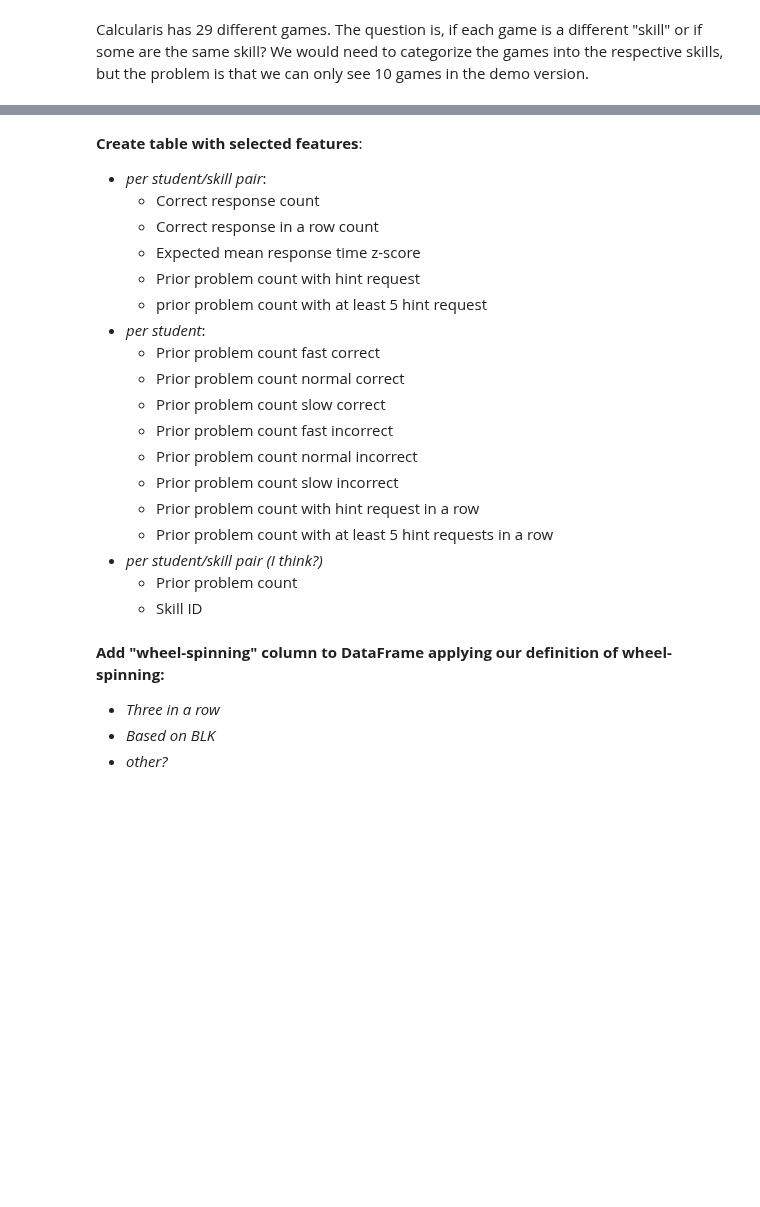
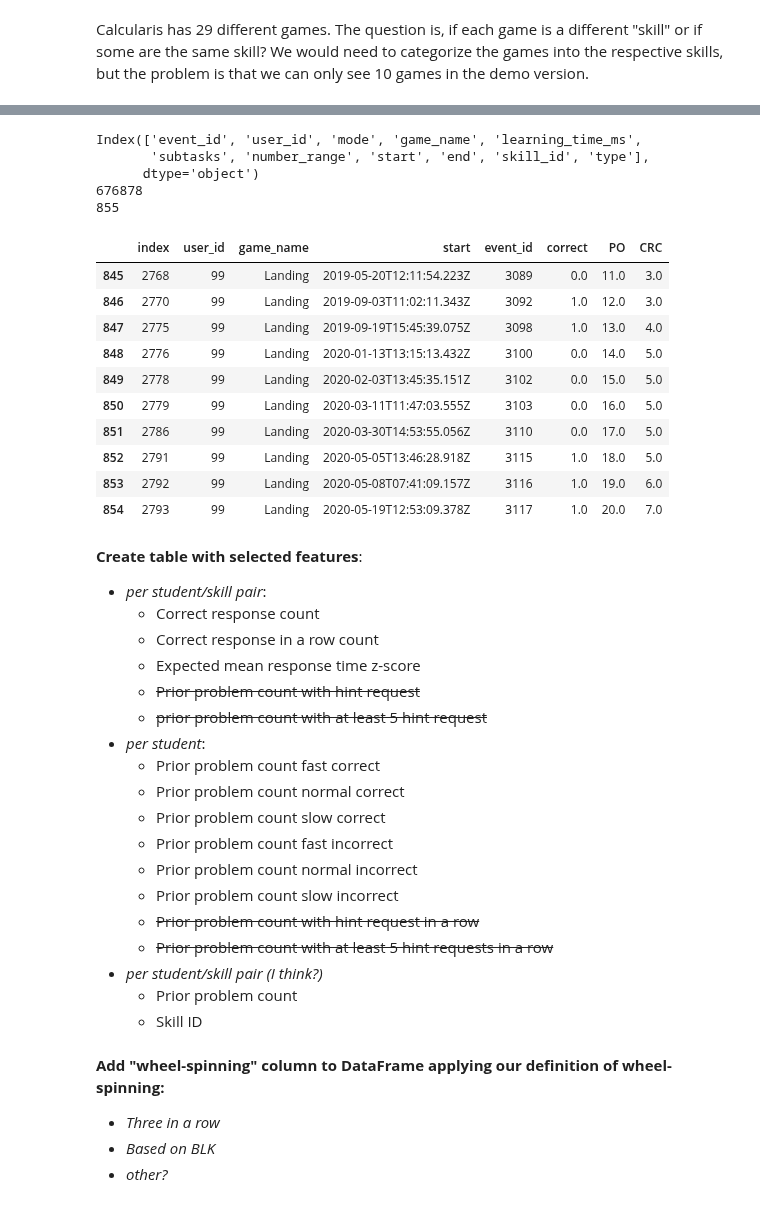
Before and after one commit to odudler/mlbd2023, a Jupyter notebook: milestone4.ipynb, the cells around one changed output, grey strips where cells are left out. Saved outputs shown, nothing was run; the diff lists cells and outputs as text; code cells hidden in the pictures; blank space fills up the shorter version.

```diff
--- a/milestone4.ipynb
+++ b/milestone4.ipynb
@@ -92,11 +127,65 @@ for game_type in top_10:
+# %%
+#filtering not really necessary for initial timeseries creation.
+#dataframe "landing": includes all the instances of events of the type "Landing" from all students
+#for ease of coding, initially only take some relevant columns:
+#also only consider first 100 users, as otherwise it takes too long
+
+print(landing.columns)
+
+landing.head(2)
+relevant = landing[['user_id', 'game_name', 'start','event_id']]
+relevant = relevant[relevant['user_id'] <= 100]
+relevant['correct'] = np.nan
+relevant['PO'] = np.nan
+relevant['CRC'] = np.nan
+print(len(landing))
+print(len(relevant))
+
+for index, row in relevant.iterrows():
+    user = row['user_id']
+    start = row['start']
+    event = row['event_id']
+    game_name = row['game_name']
+    #Set the "practice opportunity" field
+    prior_events = relevant[(relevant['user_id'] == user) & (relevant['start'] < start)]
+    relevant.loc[index,'PO'] = int(len(prior_events))
+    #Set the "correct" field
+    event_subtasks = subtasks[subtasks['event_id'] == event].head()['correct']
+    relevant.loc[index, 'correct'] = 1 if event_subtasks.values[0] else 0
+    #Set the "correct response count" field
+    relevant.loc[index, 'CRC'] = relevant[(relevant['user_id'] == user) & (relevant['start'] < start)]['correct'].sum()
+
+
+
+relevant = relevant.reset_index()
+relevant.tail(10)
+
+#assuming that every task event only has one subtask!
+# %% [output]
+Index(['event_id', 'user_id', 'mode', 'game_name', 'learning_time_ms',
+       'subtasks', 'number_range', 'start', 'end', 'skill_id', 'type'],
+      dtype='object')
+676878
+855
+|  | index | user_id | game_name | start | event_id | correct | PO | CRC |
+| 845 | 2768 | 99 | Landing | 2019-05-20T12:11:54.223Z | 3089 | 0.0 | 11.0 | 3.0 |
+| 846 | 2770 | 99 | Landing | 2019-09-03T11:02:11.343Z | 3092 | 1.0 | 12.0 | 3.0 |
+| 847 | 2775 | 99 | Landing | 2019-09-19T15:45:39.075Z | 3098 | 1.0 | 13.0 | 4.0 |
+| 848 | 2776 | 99 | Landing | 2020-01-13T13:15:13.432Z | 3100 | 0.0 | 14.0 | 5.0 |
+| 849 | 2778 | 99 | Landing | 2020-02-03T13:45:35.151Z | 3102 | 0.0 | 15.0 | 5.0 |
+| 850 | 2779 | 99 | Landing | 2020-03-11T11:47:03.555Z | 3103 | 0.0 | 16.0 | 5.0 |
+| 851 | 2786 | 99 | Landing | 2020-03-30T14:53:55.056Z | 3110 | 0.0 | 17.0 | 5.0 |
+| 852 | 2791 | 99 | Landing | 2020-05-05T13:46:28.918Z | 3115 | 1.0 | 18.0 | 5.0 |
+| 853 | 2792 | 99 | Landing | 2020-05-08T07:41:09.157Z | 3116 | 1.0 | 19.0 | 6.0 |
+| 854 | 2793 | 99 | Landing | 2020-05-19T12:53:09.378Z | 3117 | 1.0 | 20.0 | 7.0 |
 # %% [markdown]
 **Create table with selected features**:
 - *per student/skill pair*:
     - Correct response count
     - Correct response in a row count
     - Expected mean response time z-score
-    - Prior problem count with hint request
-    - prior problem count with at least 5 hint request
+    - <s> Prior problem count with hint request
+    - <s> prior problem count with at least 5 hint request
 - *per student*:
     - Prior problem count fast correct
     - Prior problem count normal correct
@@ -104,8 +193,8 @@ for game_type in top_10:
     - Prior problem count fast incorrect
     - Prior problem count normal incorrect
     - Prior problem count slow incorrect
-    - Prior problem count with hint request in a row
-    - Prior problem count with at least 5 hint requests in a row
+    - <s> Prior problem count with hint request in a row
+    - <s> Prior problem count with at least 5 hint requests in a row
 - *per student/skill pair (I think?)*
     - Prior problem count
     - Skill ID
```
Also changed, not shown: parts of 2 cells of this notebook.
